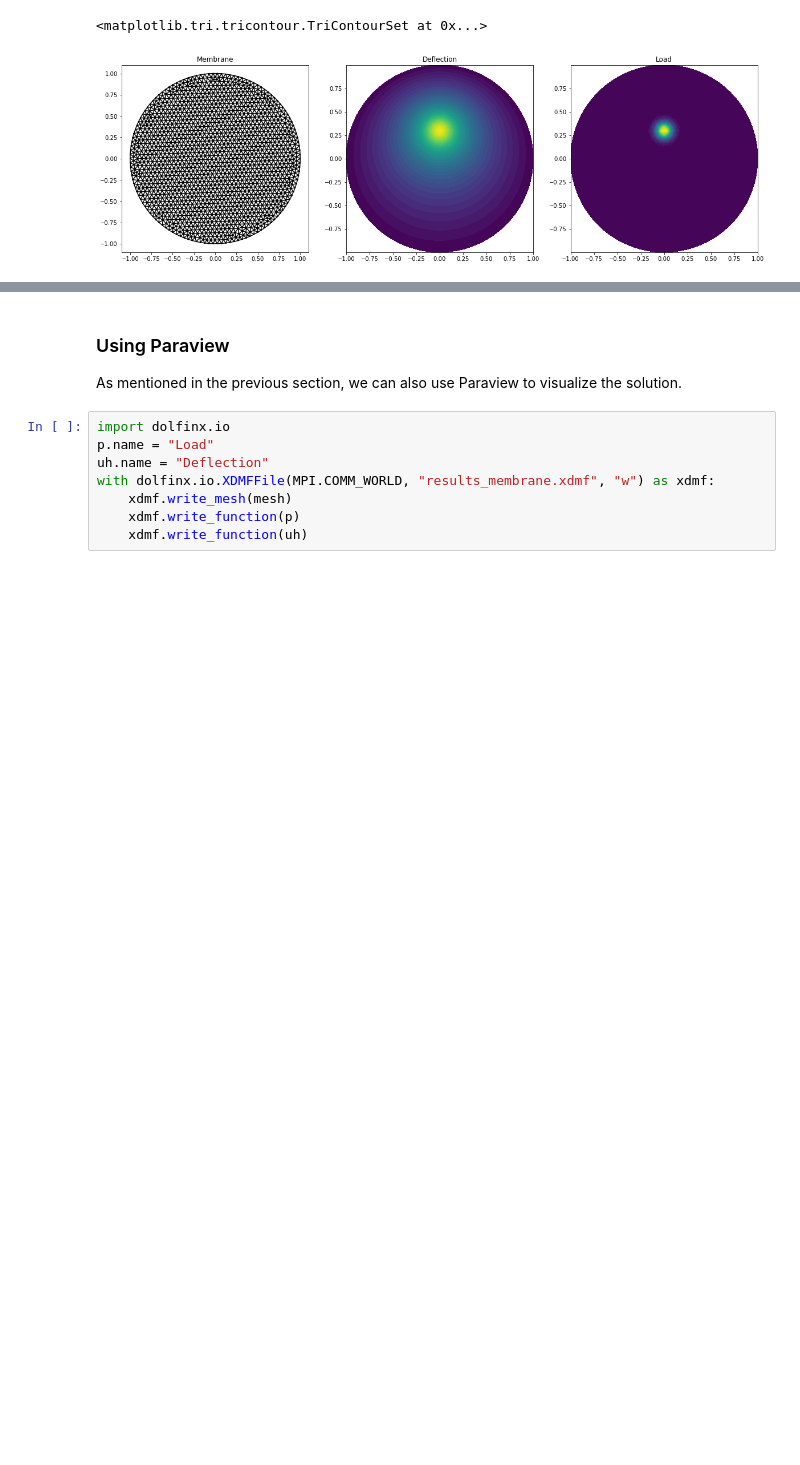
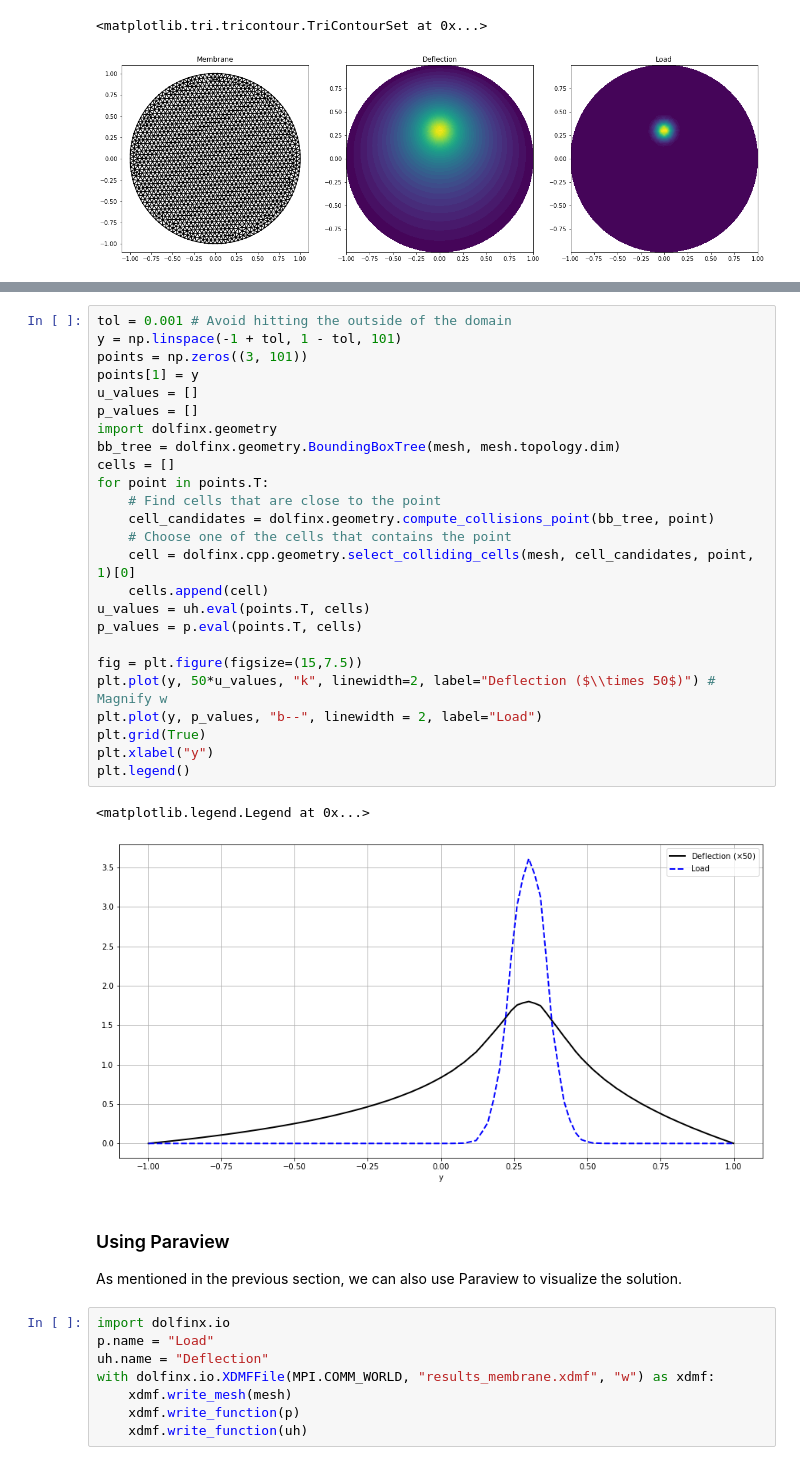
Before and after one commit to jorgensd/dolfinx-tutorial, a Jupyter notebook: chapter1/membrane_code.ipynb, the cells around one changed output, grey strips where cells are left out. Cells and saved outputs as stored; diff of their text form; blank space fills up the shorter version.

Commit message:
Added plot over line

```diff
--- a/chapter1/membrane_code.ipynb
+++ b/chapter1/membrane_code.ipynb
@@ -144,3 +147,31 @@ dolfinx.plotting.plot(p, title="Load")
+# %%
+tol = 0.001 # Avoid hitting the outside of the domain
+y = np.linspace(-1 + tol, 1 - tol, 101)
+points = np.zeros((3, 101))
+points[1] = y
+u_values = []
+p_values = []
+import dolfinx.geometry
+bb_tree = dolfinx.geometry.BoundingBoxTree(mesh, mesh.topology.dim)
+cells = []
+for point in points.T:
+    # Find cells that are close to the point
+    cell_candidates = dolfinx.geometry.compute_collisions_point(bb_tree, point)
+    # Choose one of the cells that contains the point
+    cell = dolfinx.cpp.geometry.select_colliding_cells(mesh, cell_candidates, point, 1)[0]
+    cells.append(cell)
+u_values = uh.eval(points.T, cells)
+p_values = p.eval(points.T, cells)
+
+fig = plt.figure(figsize=(15,7.5))
+plt.plot(y, 50*u_values, "k", linewidth=2, label="Deflection ($\\times 50$)") # Magnify w
+plt.plot(y, p_values, "b--", linewidth = 2, label="Load")
+plt.grid(True)
+plt.xlabel("y")
+plt.legend()
+# %% [output]
+<matplotlib.legend.Legend at 0x...>
+[figure, added]
 # %% [markdown]
 ### Using Paraview
 As mentioned in the previous section, we can also use Paraview to visualize the solution.
```
Also changed, not shown: parts of 1 cell of this notebook.
